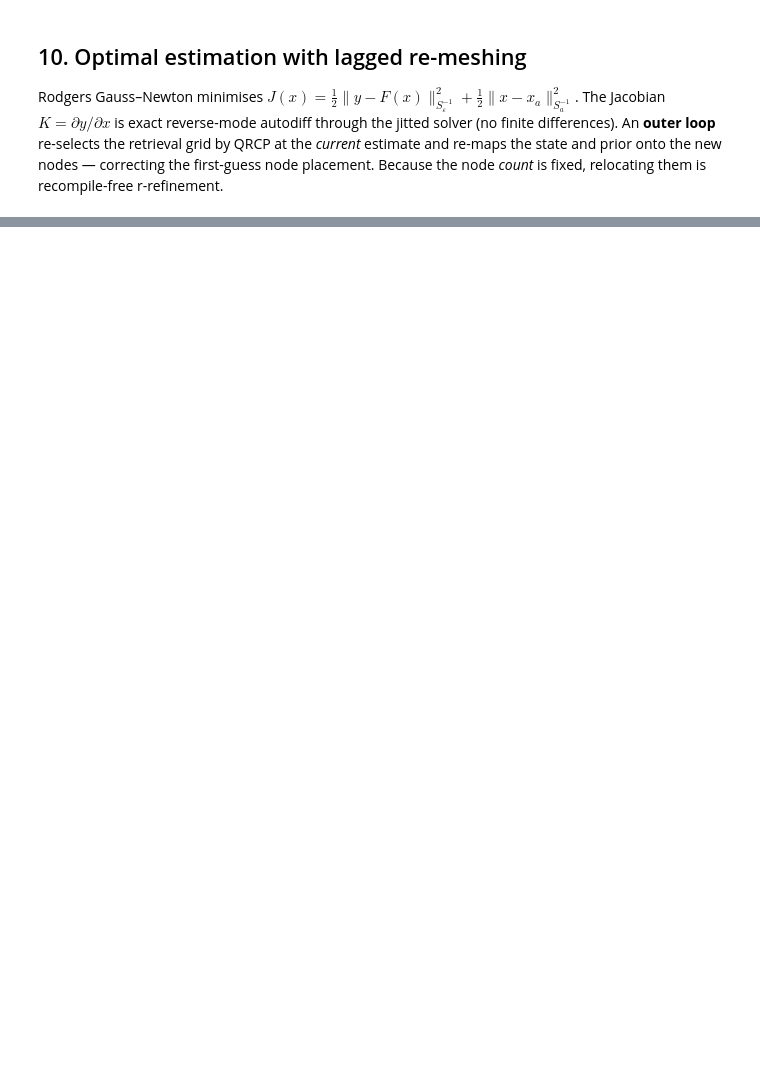
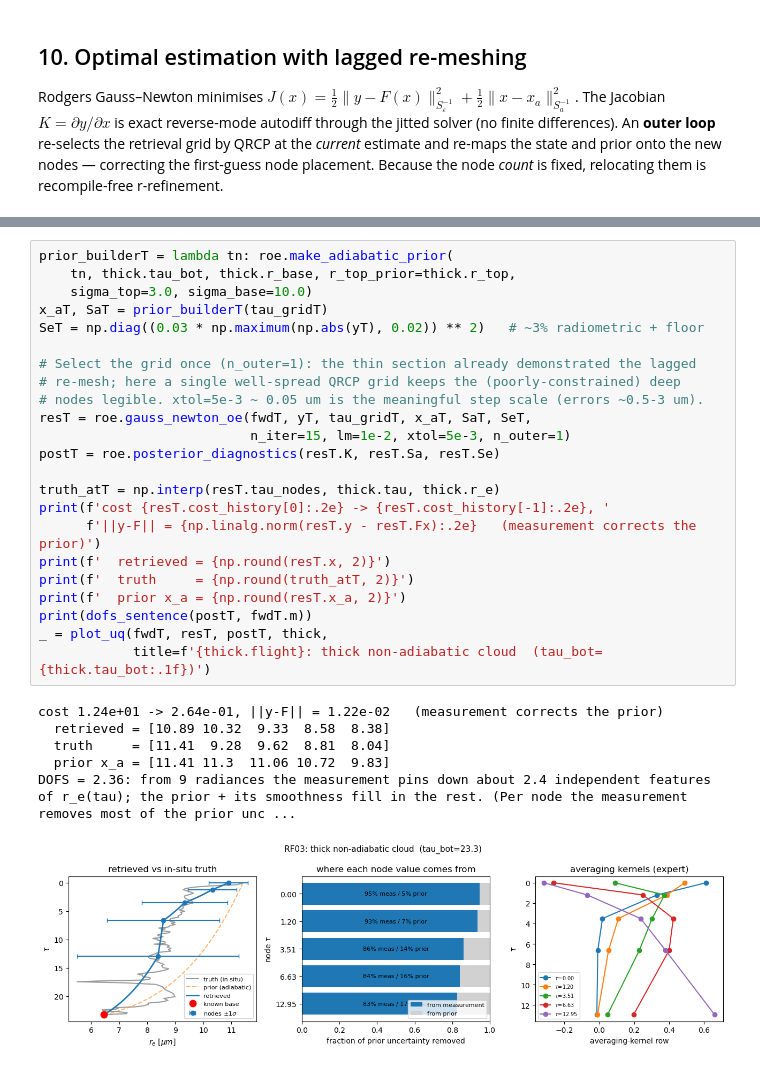
Before and after one commit to dhjx1996/Pythonic-DISORT_inhomogeneous_atmosphere, a Jupyter notebook: docs/riccati_solver_VOCALS_retrieval.ipynb, the cells around one changed output, grey strips where cells are left out. Drawn from its saved outputs; the diff is of its cells as text; blank space fills up the shorter version.

```diff
--- a/docs/riccati_solver_VOCALS_retrieval.ipynb
+++ b/docs/riccati_solver_VOCALS_retrieval.ipynb
@@ -320 +458,31 @@ retrieval 1-sigma error = [1.68 1.49 1.44 0.93] um
+# %%
+prior_builderT = lambda tn: roe.make_adiabatic_prior(
+    tn, thick.tau_bot, thick.r_base, r_top_prior=thick.r_top,
+    sigma_top=3.0, sigma_base=10.0)
+x_aT, SaT = prior_builderT(tau_gridT)
+SeT = np.diag((0.03 * np.maximum(np.abs(yT), 0.02)) ** 2)   # ~3% radiometric + floor
+
+# Select the grid once (n_outer=1): the thin section already demonstrated the lagged
+# re-mesh; here a single well-spread QRCP grid keeps the (poorly-constrained) deep
+# nodes legible. xtol=5e-3 ~ 0.05 um is the meaningful step scale (errors ~0.5-3 um).
+resT = roe.gauss_newton_oe(fwdT, yT, tau_gridT, x_aT, SaT, SeT,
+                           n_iter=15, lm=1e-2, xtol=5e-3, n_outer=1)
+postT = roe.posterior_diagnostics(resT.K, resT.Sa, resT.Se)
+
+truth_atT = np.interp(resT.tau_nodes, thick.tau, thick.r_e)
+print(f'cost {resT.cost_history[0]:.2e} -> {resT.cost_history[-1]:.2e}, '
+      f'||y-F|| = {np.linalg.norm(resT.y - resT.Fx):.2e}   (measurement corrects the prior)')
+print(f'  retrieved = {np.round(resT.x, 2)}')
+print(f'  truth     = {np.round(truth_atT, 2)}')
+print(f'  prior x_a = {np.round(resT.x_a, 2)}')
+print(dofs_sentence(postT, fwdT.m))
+_ = plot_uq(fwdT, resT, postT, thick,
+            title=f'{thick.flight}: thick non-adiabatic cloud  (tau_bot={thick.tau_bot:.1f})')
+# %% [output]
+cost 1.24e+01 -> 2.64e-01, ||y-F|| = 1.22e-02   (measurement corrects the prior)
+  retrieved = [10.89 10.32  9.33  8.58  8.38]
+  truth     = [11.41  9.28  9.62  8.81  8.04]
+  prior x_a = [11.41 11.3  11.06 10.72  9.83]
+DOFS = 2.36: from 9 radiances the measurement pins down about 2.4 independent features of r_e(tau); the prior + its smoothness fill in the rest. (Per node the measurement removes most of the prior unc ...
+[figure, added]
 # %% [markdown]
```
Also changed, not shown: parts of 18 cells of this notebook, 21 other files.
